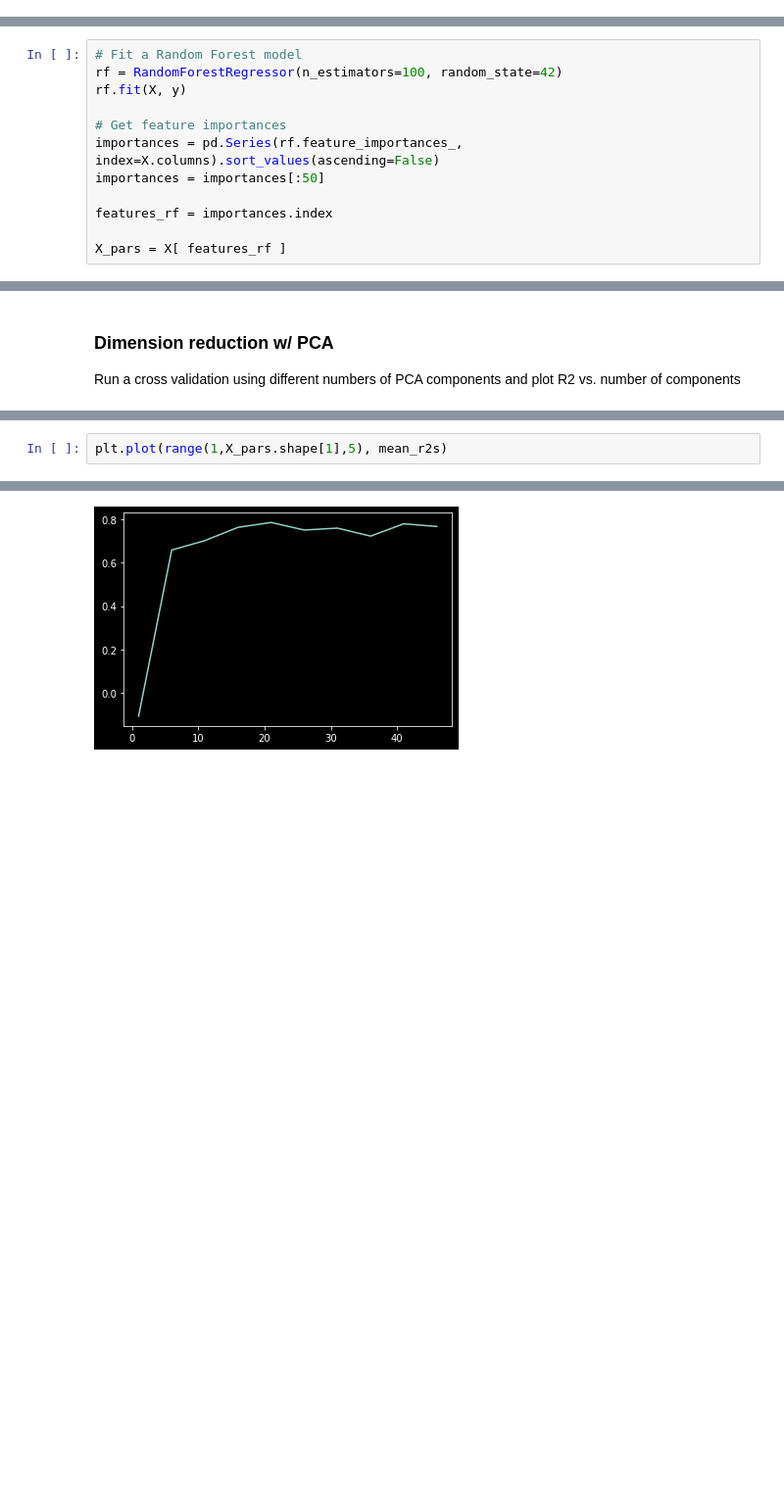
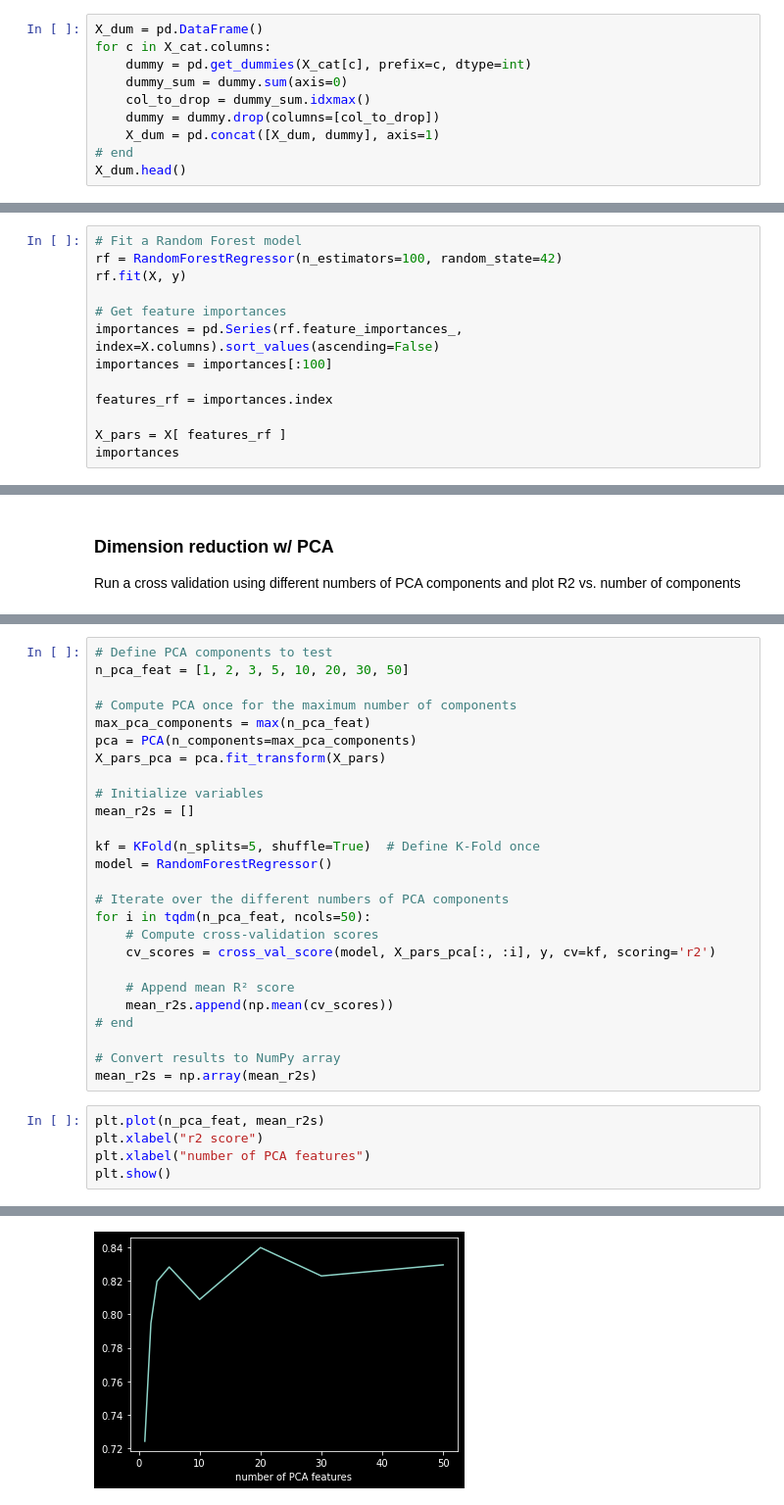
Before and after one commit to gtw2i/MSDS-565-Spring-2025, a Jupyter notebook: Unit 3 - Review ML w Sklearn/Demos/U3_Reg_RealEstate.ipynb, the cells around one changed output, grey strips where cells are left out. Shown at 98% size. Cells and saved outputs as stored; diff of their text form; blank space fills up the shorter version.

```diff
--- a/Unit 3 - Review ML w Sklearn/Demos/U3_Reg_RealEstate.ipynb
+++ b/Unit 3 - Review ML w Sklearn/Demos/U3_Reg_RealEstate.ipynb
@@ -185,0 +300,10 @@ X_dum = pd.get_dummies(X_cat).astype(int)
+# %%
+X_dum = pd.DataFrame()
+for c in X_cat.columns:
+    dummy = pd.get_dummies(X_cat[c], prefix=c, dtype=int)
+    dummy_sum = dummy.sum(axis=0)
+    col_to_drop = dummy_sum.idxmax()
+    dummy = dummy.drop(columns=[col_to_drop])
+    X_dum = pd.concat([X_dum, dummy], axis=1)
+# end
+X_dum.head()
@@ -318,8 +456,9 @@ rf.fit(X, y)
 
 # Get feature importances
 importances = pd.Series(rf.feature_importances_, index=X.columns).sort_values(ascending=False)
-importances = importances[:50]
+importances = importances[:100]
 
 features_rf = importances.index
 
 X_pars = X[ features_rf ]
+importances
@@ -410,3 +505,32 @@ for i in tqdm(range(1,X_pars.shape[1]+1,5), ncols=50):
+# %%
+# Define PCA components to test
+n_pca_feat = [1, 2, 3, 5, 10, 20, 30, 50]
+
+# Compute PCA once for the maximum number of components
+max_pca_components = max(n_pca_feat)
+pca = PCA(n_components=max_pca_components)
+X_pars_pca = pca.fit_transform(X_pars)
+
+# Initialize variables
+mean_r2s = []
+
+kf = KFold(n_splits=5, shuffle=True)  # Define K-Fold once
+model = RandomForestRegressor()
+
+# Iterate over the different numbers of PCA components
+for i in tqdm(n_pca_feat, ncols=50):
+    # Compute cross-validation scores
+    cv_scores = cross_val_score(model, X_pars_pca[:, :i], y, cv=kf, scoring='r2')
+
+    # Append mean R² score
+    mean_r2s.append(np.mean(cv_scores))
+# end
+
+# Convert results to NumPy array
+mean_r2s = np.array(mean_r2s)
 # %%
-plt.plot(range(1,X_pars.shape[1],5), mean_r2s)
+plt.plot(n_pca_feat, mean_r2s)
+plt.xlabel("r2 score")
+plt.xlabel("number of PCA features")
+plt.show()
 # %% [output]
@@ -414 +537 @@ plt.plot(range(1,X_pars.shape[1],5), mean_r2s)
-[figure, old version]
+[figure, new version]
```
Also changed, not shown: parts of 34 cells of this notebook, 3 other files.
